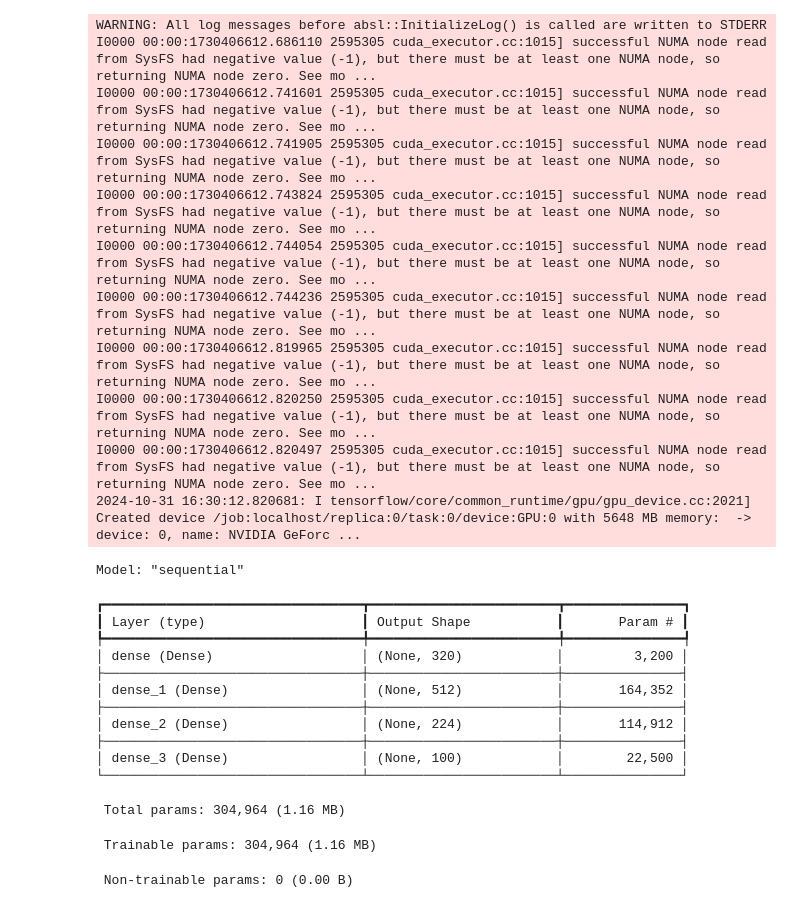
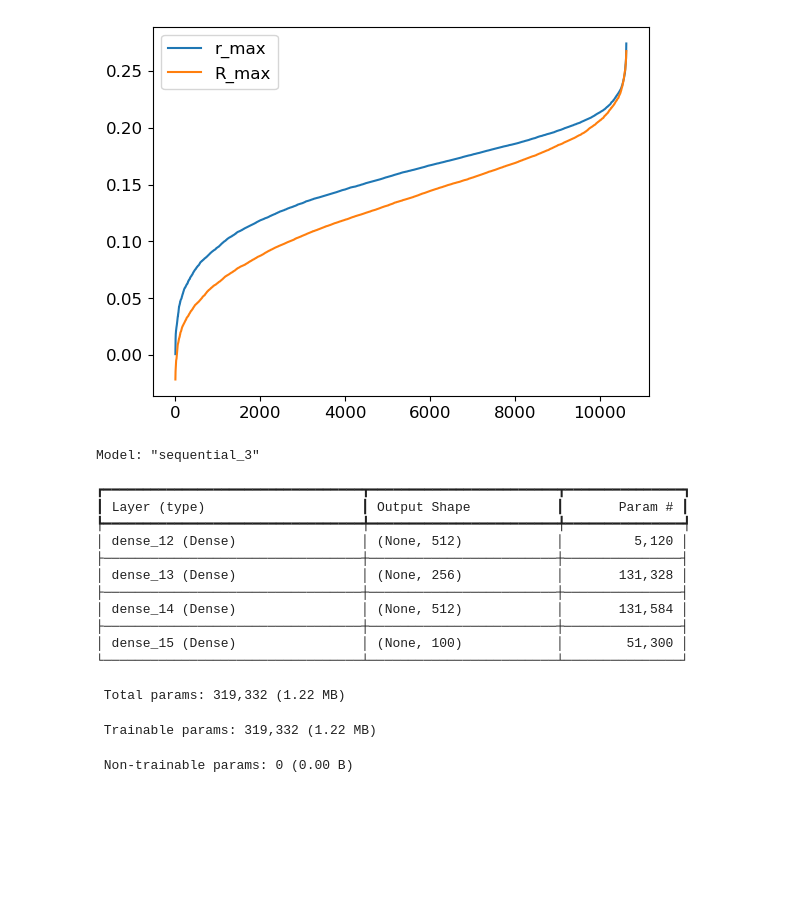
Before and after one commit to anikmh/emulator, a Jupyter notebook: train/mvsr/mvsr_nl.ipynb, the cells around one changed output. Cells and saved outputs as stored; diff of their text form; code cells hidden in the pictures; blank space fills up the shorter version.

```diff
--- a/train/mvsr/mvsr_nl.ipynb
+++ b/train/mvsr/mvsr_nl.ipynb
@@ -40,45 +38,55 @@ X, Y = np.zeros((x_ncols, nrows)), np.zeros((y_ncols, nrows))
 for i in range(x_ncols):
     X[i] = data[x_names[i]]
 for i in range(y_ncols):
     Y[i] = data[y_names[i]]
 Z = np.array(data['R_max']).reshape(-1, 1)  # Shape Z as (nrows, 1)
 
 # Transpose X and Y to shape (nrows, ncols)
 X, Y = X.T, Y.T
 
 # Initialize scalers
 scaler_X = MinMaxScaler(feature_range=(0, 1))
 scaler_Y = MinMaxScaler(feature_range=(0, 1))  # Shared scaler for Y and Z
 
 # Fit-transform X
 x = scaler_X.fit_transform(X)
 
 # Mask and scale non-zero values in Y
 nz = Y != 0
 y = np.copy(Y)  # Copy Y to keep zeros intact
 y[nz] = scaler_Y.fit_transform(Y[nz].reshape(-1, 1)).flatten()
 
 # Scale Z with the same scaler as Y
 z = scaler_Y.transform(Z)
 
 # Split the data for training and validation as required
 x_tr, x_ts, y_tr, y_ts = train_test_split(x, y, test_size=0.2, random_state=42)
 x_ts, x_vl, y_ts, y_vl = train_test_split(x_ts, y_ts, test_size=0.01, random_state=42)
 
 y_tr2, y_ts2, z_tr, z_ts = train_test_split(y, z, test_size=0.2, random_state=42)
 y_ts2, y_vl, z_ts, z_vl = train_test_split(y_ts2, z_ts, test_size=0.01, random_state=42)
+
+min_y = np.array([np.min(row[row != 0]) for row in y])
+plt.plot(np.sort(min_y, axis=0), label='r_max')
+plt.plot(np.sort(z.flatten(), axis=0), label='R_max')
+plt.legend()
+plt.show()
+# %% [output]
+[figure, added]
 # %%
 # Load model from file
 #model = tf.keras.models.load_model("../../models/model_nl.keras")
 
 model1 = tf.keras.models.Sequential([
-    layers.Dense(320, activation='relu', input_shape=(x_ncols,)),
+    layers.Dense(512, activation='relu', input_shape=(x_ncols,)),
+    layers.Dense(256, activation='relu'),
     layers.Dense(512, activation='relu'),
-    layers.Dense(224, activation='relu'),
     layers.Dense(y_ncols, activation='sigmoid')
 ])
+
 model1.compile(optimizer='adam', loss='mse')
 model1.summary()
+
 batch_size = 128
 num_epochs = 1000
 
@@ -86,7 +94,8 @@ num_epochs = 1000
 stop_early = tf.keras.callbacks.EarlyStopping(
     monitor='val_loss',
     min_delta=1.0e-6,
-    patience=10
+    patience=10,
+    restore_best_weights=True
 )
 
 lr_schedule = tf.keras.callbacks.ReduceLROnPlateau(
@@ -96,32 +105,21 @@ lr_schedule = tf.keras.callbacks.ReduceLROnPlateau(
     min_lr=1e-6
 )
 # %% [output]
-WARNING: All log messages before absl::InitializeLog() is called are written to STDERR
-I0000 00:00:1730406612.686110 2595305 cuda_executor.cc:1015] successful NUMA node read from SysFS had negative value (-1), but there must be at least one NUMA node, so returning NUMA node zero. See mo ...
-I0000 00:00:1730406612.741601 2595305 cuda_executor.cc:1015] successful NUMA node read from SysFS had negative value (-1), but there must be at least one NUMA node, so returning NUMA node zero. See mo ...
-I0000 00:00:1730406612.741905 2595305 cuda_executor.cc:1015] successful NUMA node read from SysFS had negative value (-1), but there must be at least one NUMA node, so returning NUMA node zero. See mo ...
-I0000 00:00:1730406612.743824 2595305 cuda_executor.cc:1015] successful NUMA node read from SysFS had negative value (-1), but there must be at least one NUMA node, so returning NUMA node zero. See mo ...
-I0000 00:00:1730406612.744054 2595305 cuda_executor.cc:1015] successful NUMA node read from SysFS had negative value (-1), but there must be at least one NUMA node, so returning NUMA node zero. See mo ...
-I0000 00:00:1730406612.744236 2595305 cuda_executor.cc:1015] successful NUMA node read from SysFS had negative value (-1), but there must be at least one NUMA node, so returning NUMA node zero. See mo ...
-I0000 00:00:1730406612.819965 2595305 cuda_executor.cc:1015] successful NUMA node read from SysFS had negative value (-1), but there must be at least one NUMA node, so returning NUMA node zero. See mo ...
-I0000 00:00:1730406612.820250 2595305 cuda_executor.cc:1015] successful NUMA node read from SysFS had negative value (-1), but there must be at least one NUMA node, so returning NUMA node zero. See mo ...
-I0000 00:00:1730406612.820497 2595305 cuda_executor.cc:1015] successful NUMA node read from SysFS had negative value (-1), but there must be at least one NUMA node, so returning NUMA node zero. See mo ...
-2024-10-31 16:30:12.820681: I tensorflow/core/common_runtime/gpu/gpu_device.cc:2021] Created device /job:localhost/replica:0/task:0/device:GPU:0 with 5648 MB memory:  -> device: 0, name: NVIDIA GeForc ...
+Model: "sequential_3"
-Model: "sequential"
+┏━━━━━━━━━━━━━━━━━━━━━━━━━━━━━━━━━┳━━━━━━━━━━━━━━━━━━━━━━━━┳━━━━━━━━━━━━━━━┓
+┃ Layer (type)                    ┃ Output Shape           ┃       Param # ┃
+┡━━━━━━━━━━━━━━━━━━━━━━━━━━━━━━━━━╇━━━━━━━━━━━━━━━━━━━━━━━━╇━━━━━━━━━━━━━━━┩
+│ dense_12 (Dense)                │ (None, 512)            │         5,120 │
+├─────────────────────────────────┼────────────────────────┼───────────────┤
+│ dense_13 (Dense)                │ (None, 256)            │       131,328 │
+├─────────────────────────────────┼────────────────────────┼───────────────┤
+│ dense_14 (Dense)                │ (None, 512)            │       131,584 │
+├─────────────────────────────────┼────────────────────────┼───────────────┤
+│ dense_15 (Dense)                │ (None, 100)            │        51,300 │
+└─────────────────────────────────┴────────────────────────┴───────────────┘
-┏━━━━━━━━━━━━━━━━━━━━━━━━━━━━━━━━━┳━━━━━━━━━━━━━━━━━━━━━━━━┳━━━━━━━━━━━━━━━┓
-┃ Layer (type)                    ┃ Output Shape           ┃       Param # ┃
-┡━━━━━━━━━━━━━━━━━━━━━━━━━━━━━━━━━╇━━━━━━━━━━━━━━━━━━━━━━━━╇━━━━━━━━━━━━━━━┩
-│ dense (Dense)                   │ (None, 320)            │         3,200 │
-├─────────────────────────────────┼────────────────────────┼───────────────┤
-│ dense_1 (Dense)                 │ (None, 512)            │       164,352 │
-├─────────────────────────────────┼────────────────────────┼───────────────┤
-│ dense_2 (Dense)                 │ (None, 224)            │       114,912 │
-├─────────────────────────────────┼────────────────────────┼───────────────┤
-│ dense_3 (Dense)                 │ (None, 100)            │        22,500 │
-└─────────────────────────────────┴────────────────────────┴───────────────┘
+ Total params: 319,332 (1.22 MB)
- Total params: 304,964 (1.16 MB)
+ Trainable params: 319,332 (1.22 MB)
- Trainable params: 304,964 (1.16 MB)
+ Non-trainable params: 0 (0.00 B)
- Non-trainable params: 0 (0.00 B)
 # %%
 training1 = model1.fit(x=x_tr, y=y_tr, batch_size=batch_size, validation_data=(x_ts, y_ts), \
                     epochs=num_epochs, callbacks=[stop_early, lr_schedule], verbose=1)
```
Also changed, not shown: parts of 16 cells of this notebook, 6 other files.
